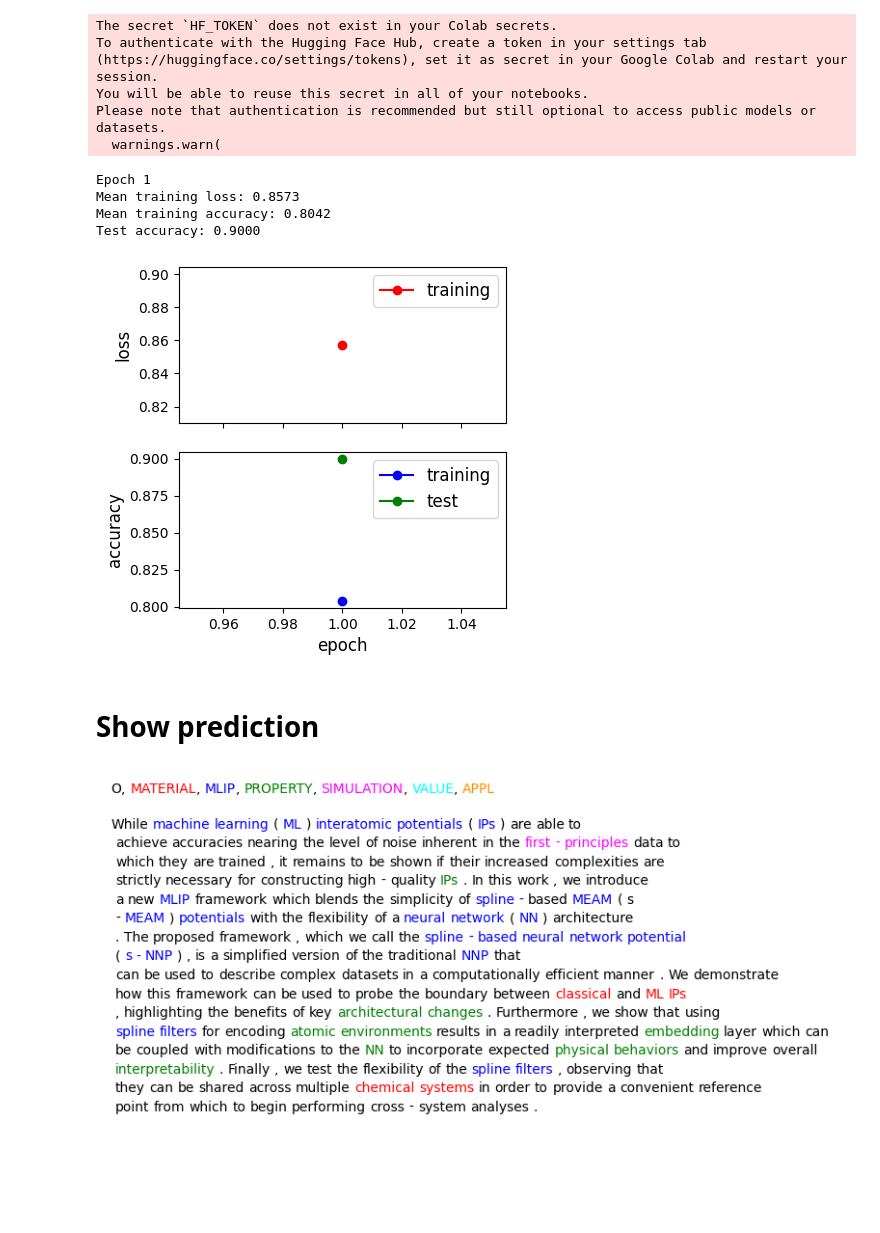
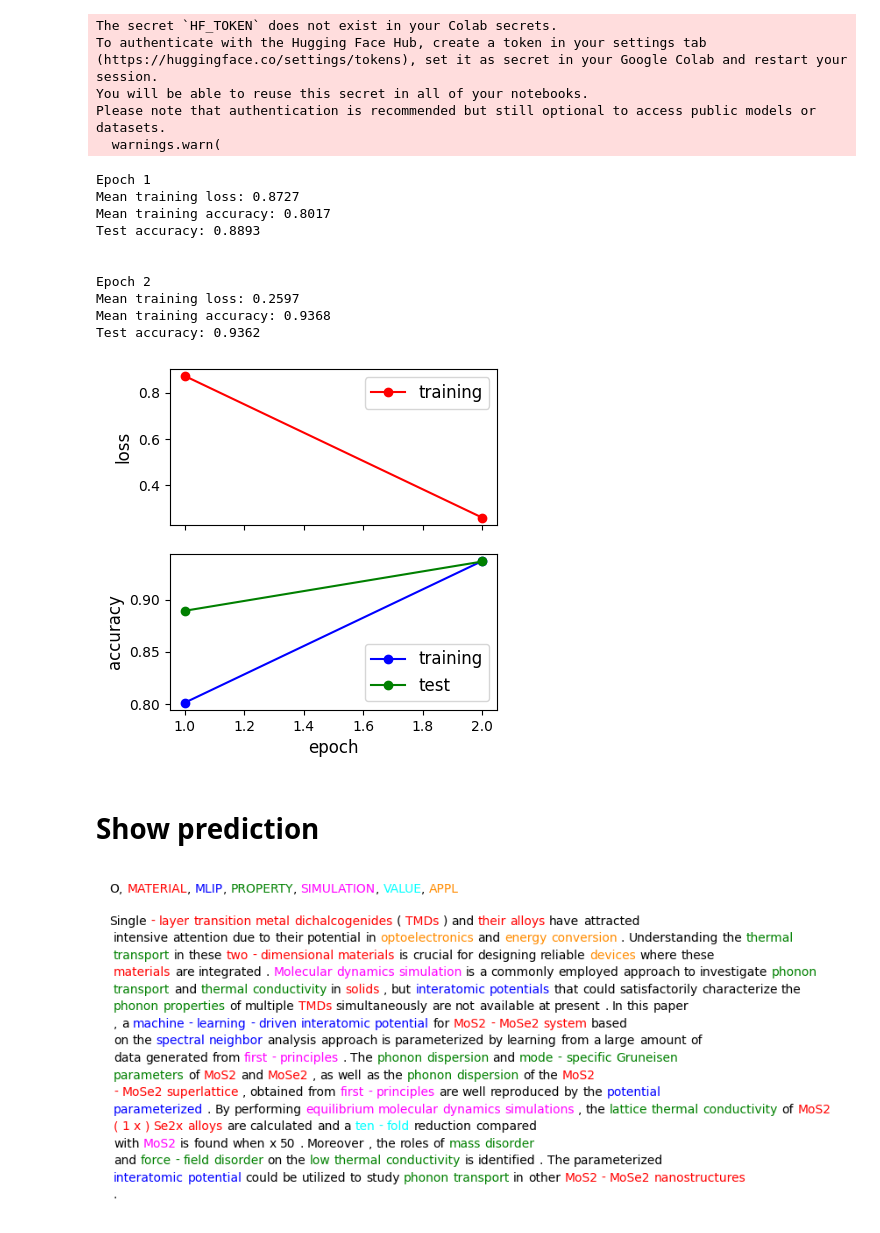
Before and after one commit to BOWENmeZHENG/Bert-NER, a Jupyter notebook: train_ner_MLIP.ipynb, the cells around one changed output. Cells and saved outputs as stored; diff of their text form; code cells hidden in the pictures; blank space fills up the shorter version.

```diff
--- a/train_ner_MLIP.ipynb
+++ b/train_ner_MLIP.ipynb
@@ -32,11 +29,11 @@ CLASSES = {'MATERIAL': 1,
            'O': 0}
 N_DATA = 0  # 0 is all
 BATCH_SIZE = 1
-SEED = 14#21
+SEED = 142#1
 MAX_LENGTH = 512
 CLASS_WEIGHTS = [0.3, 1., 1., 0.5, 1., 1., 1.]
 LEARNING_RATE = 0.0001
-N_EPOCHS = 1
+N_EPOCHS = 2
 # %%
 ut.seed_everything(SEED)
 # %%
@@ -57,32 +54,38 @@ model, train_losses, train_accuracies, test_accuracies, pred_classes, true_class
    'train_test_data/data_train.json', 'train_test_data/data_test.json', CLASSES, N_DATA, BATCH_SIZE, SEED, MAX_LENGTH, CLASS_WEIGHTS, LEARNING_RATE, N_EPOCHS, plot=True, save_model=True)
 # %% [output]
 Epoch 1
-Mean training loss: 0.8573
-Mean training accuracy: 0.8042
-Test accuracy: 0.9000
+Mean training loss: 0.8727
+Mean training accuracy: 0.8017
+Test accuracy: 0.8893
+
+
+Epoch 2
+Mean training loss: 0.2597
+Mean training accuracy: 0.9368
+Test accuracy: 0.9362
-[figure, old version]
+[figure, new version]
 # %% [markdown]
 # Show prediction
 # %%
-sample_id = 0
+sample_id = 2
 word_list = data_list[sample_id]['words']
 labels = true_all
 predictions = pred_all[sample_id, :, :].max(dim=0)[1]
 colors = ['black', 'red', 'blue', 'green', 'magenta', 'cyan', 'darkorange']
 real_preds = predictions[:len(word_list)]
 word_list_marked = ['<' + w + '>' for w in word_list]
 markers = [{"color": colors[i]} for i in real_preds]
 j = 0
 for i in range(len(word_list)):
     if (i + 1) % 15 == 0:
         word_list_marked.insert(i + j, '\n')
         j += 1
 fig, ax = plt.subplots()
 ax.set_axis_off()
 HighlightText(x=0., y=1, s='<O>, <MATERIAL>, <MLIP>, <PROPERTY>, <SIMULATION>, <VALUE>, <APPL>',
               highlight_textprops=[{"color": c} for c in colors], ax=ax)
 HighlightText(x=0., y=0.9, s=' '.join(word_list_marked),
               highlight_textprops=markers, ax=ax)
 plt.show()
 # %% [output]
-[figure, old version]
+[figure, new version]
```
Also changed, not shown: parts of 1 cell of this notebook, 1 other file.
